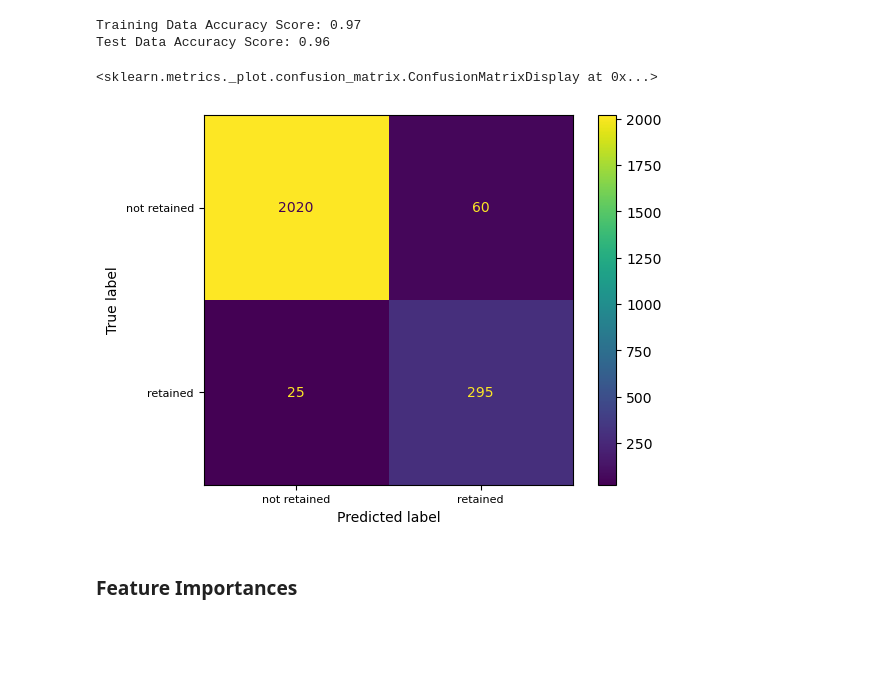
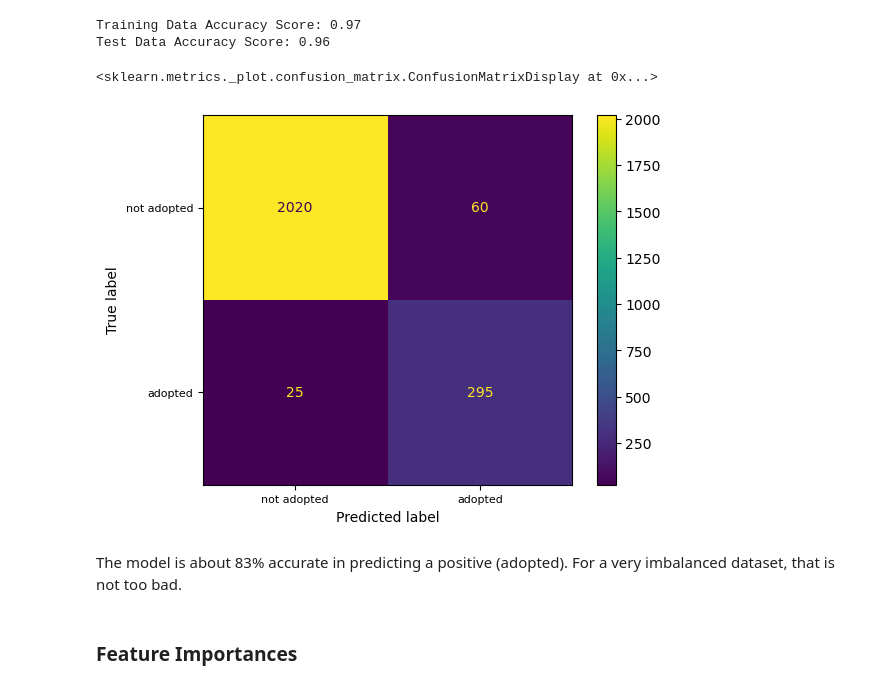
Before and after one commit to ehardwick2/Take-Home_Challenges, a Jupyter notebook: Relax_Takehome.ipynb, the cells around one changed output. Drawn from its saved outputs; the diff is of its cells as text; code cells hidden in the pictures; blank space fills up the shorter version.

```diff
--- a/Relax_Takehome.ipynb
+++ b/Relax_Takehome.ipynb
@@ -335,17 +335,19 @@ Test Data Accuracy Score: 0.96
 # %%
 # let's look at the confusion matrix for the LR model:
 cm = confusion_matrix(ytest, y_pred_test, labels = clf.classes_)
 _, ax = plt.subplots()
 display_cm = ConfusionMatrixDisplay(confusion_matrix = cm,
-                                    display_labels = ['not retained', 'retained'])
+                                    display_labels = ['not adopted', 'adopted'])
 ax.set_xticks([0, 1])
 ax.set_yticks([0, 1])
-ax.set_xticklabels(labels = ['not retained', 'retained'], fontsize = 8)
-ax.set_yticklabels(labels = ['not retained', 'retained'], fontsize = 8)
+ax.set_xticklabels(labels = ['not adopted', 'adopted'], fontsize = 8)
+ax.set_yticklabels(labels = ['not adopted', 'adopted'], fontsize = 8)
 display_cm.plot(ax = ax)
 # %% [output]
 <sklearn.metrics._plot.confusion_matrix.ConfusionMatrixDisplay at 0x...>
-[figure, old version]
+[figure, new version]
+# %% [markdown]
+The model is about 83% accurate in predicting a positive (adopted). For a very imbalanced dataset, that is not too bad.
 # %% [markdown]
 ### Feature Importances
 # %%
```
Also changed, not shown: parts of 3 cells of this notebook.
